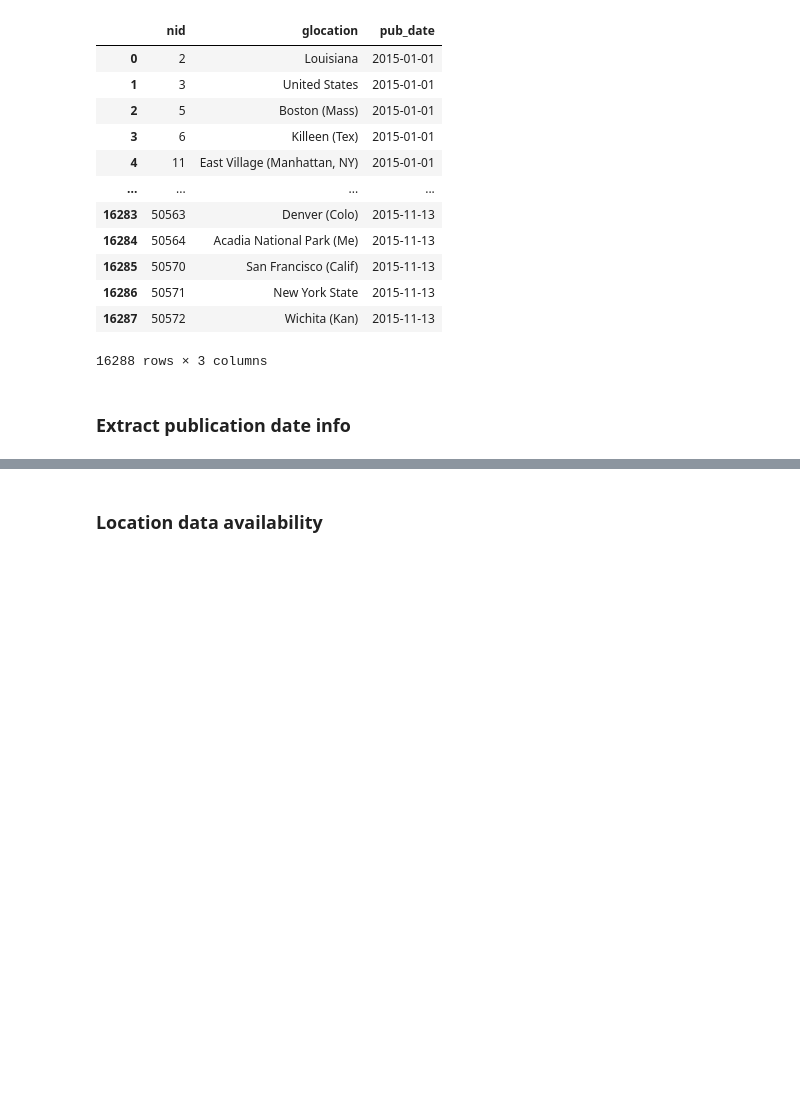
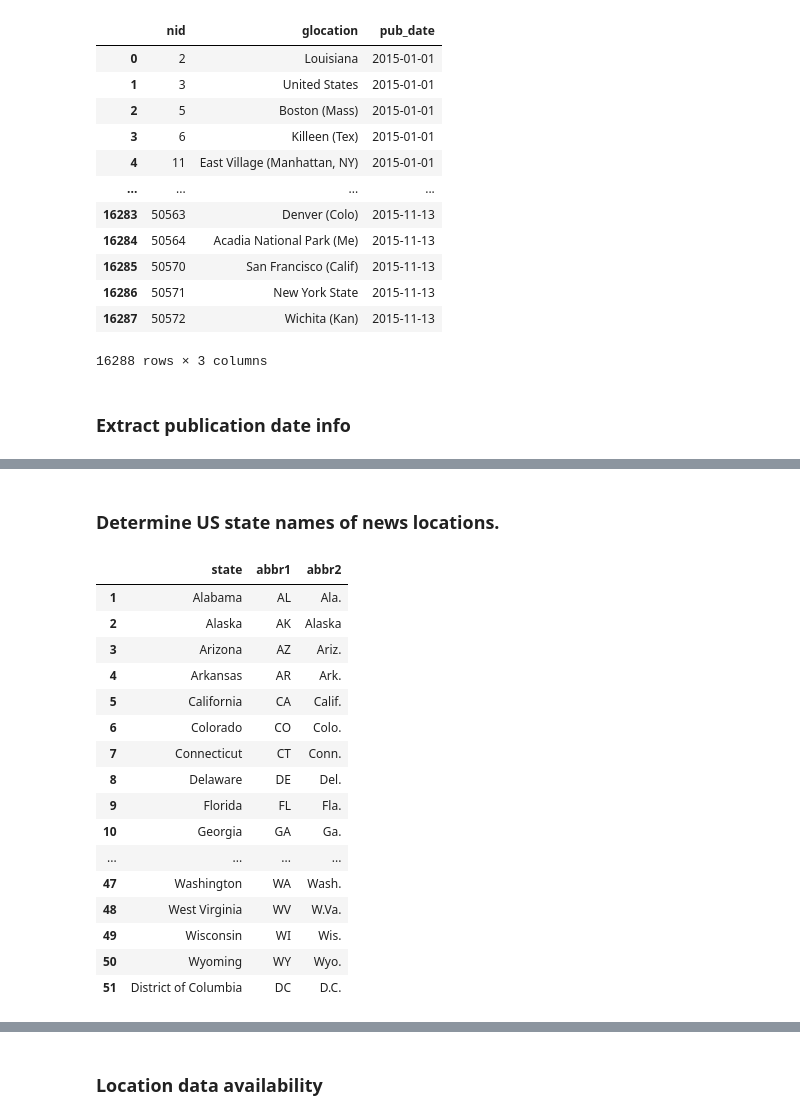
Before and after one commit to iCode13/News-Sentiment-Analysis-App, a Jupyter notebook: news_app/heatmap.ipynb, the cells around one changed output, grey strips where cells are left out. Saved outputs shown, nothing was run; the diff lists cells and outputs as text; code cells hidden in the pictures; blank space fills up the shorter version.

Commit message:
country and state calc updates

```diff
--- a/news_app/heatmap.ipynb
+++ b/news_app/heatmap.ipynb
@@ -150,0 +149,44 @@ See the caveats in the documentation: https://pandas.pydata.org/pandas-docs/stab
+# %% [markdown]
+### Determine US state names of news locations.
+# %%
+# Create lists containing US state info.
+state_full = []
+state_abbr1 = []
+state_abbr2 = []
+
+for state in us.states.STATES:
+    state_full.append(state.name)
+    state_abbr1.append(state.abbr)
+    state_abbr2.append(state.ap_abbr)
+
+# Adding DC, often listed as a state
+state_full.append("District of Columbia")
+state_abbr1.append("DC")
+state_abbr2.append("D.C.")
+
+df_states = pd.DataFrame(
+    {'state': state_full,
+    'abbr1': state_abbr1,
+    'abbr2': state_abbr2
+    })
+
+df_states.index +=1
+df_states
+# %% [output]
+|  | state | abbr1 | abbr2 |
+| 1 | Alabama | AL | Ala. |
+| 2 | Alaska | AK | Alaska |
+| 3 | Arizona | AZ | Ariz. |
+| 4 | Arkansas | AR | Ark. |
+| 5 | California | CA | Calif. |
+| 6 | Colorado | CO | Colo. |
+| 7 | Connecticut | CT | Conn. |
+| 8 | Delaware | DE | Del. |
+| 9 | Florida | FL | Fla. |
+| 10 | Georgia | GA | Ga. |
+| ... | ... | ... | ... |
+| 47 | Washington | WA | Wash. |
+| 48 | West Virginia | WV | W.Va. |
+| 49 | Wisconsin | WI | Wis. |
+| 50 | Wyoming | WY | Wyo. |
+| 51 | District of Columbia | DC | D.C. |
```
Also changed, not shown: parts of 10 cells of this notebook.
